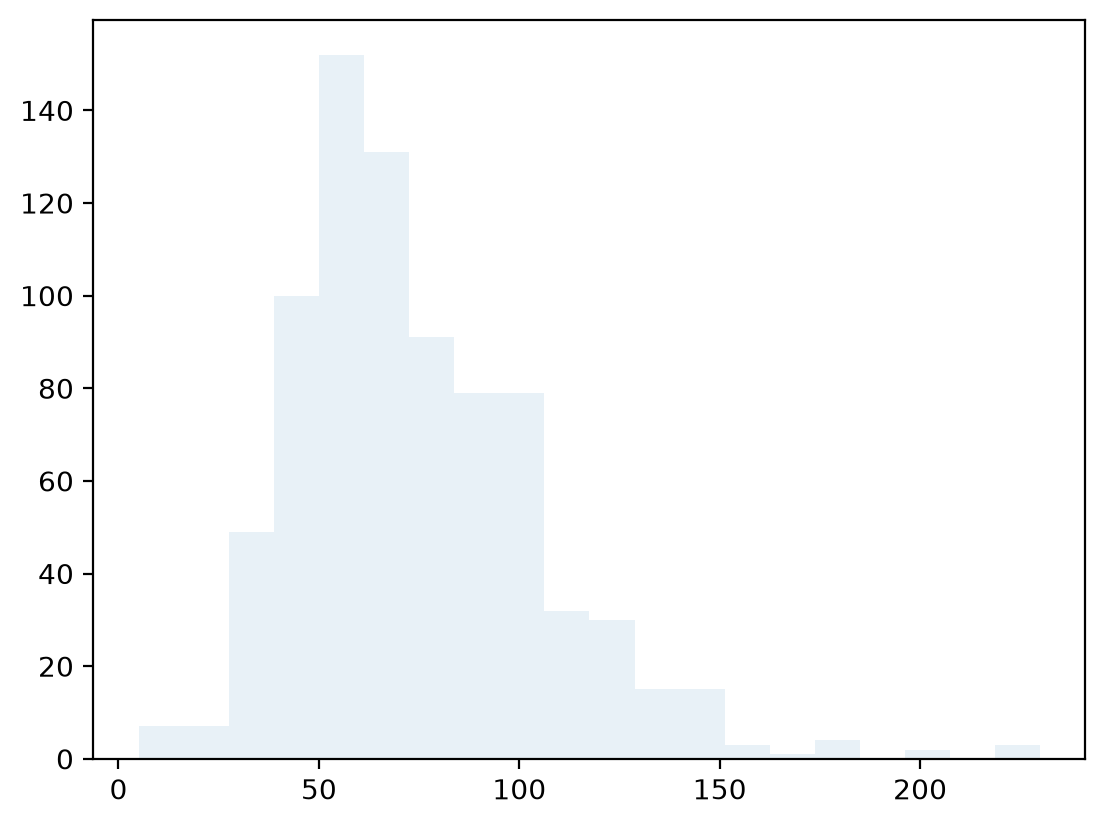
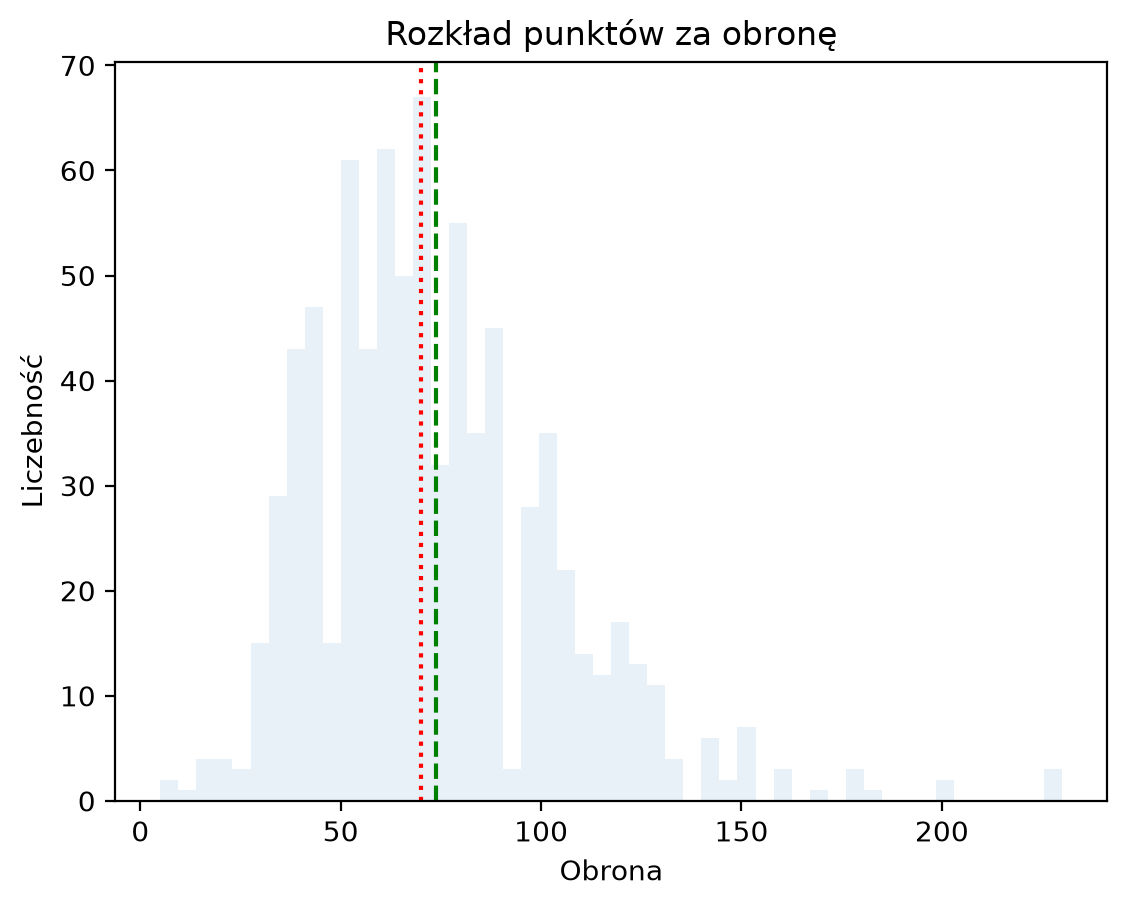
The change to this notebook cell's code, shown as a diff; its figure went from the first image to the second:
--- before
+++ after
@@ -2,3 +2,8 @@
 # Poziom alfa zmienia przezroczystość twojego wykresu.
 
-p = plt.hist(df_pokemon['Defense'], bins = 5, alpha = .1)
+p = plt.hist(df_pokemon['Defense'], bins = 50, alpha = .1)
+plt.axvline(df_pokemon['Defense'].mean(), linestyle = "dashed", color = "green");
+plt.axvline(df_pokemon['Defense'].median(), linestyle = "dotted", color = "red");
+plt.xlabel("Obrona")
+plt.ylabel("Liczebność")
+plt.title("Rozkład punktów za obronę");

Commit: zmiany